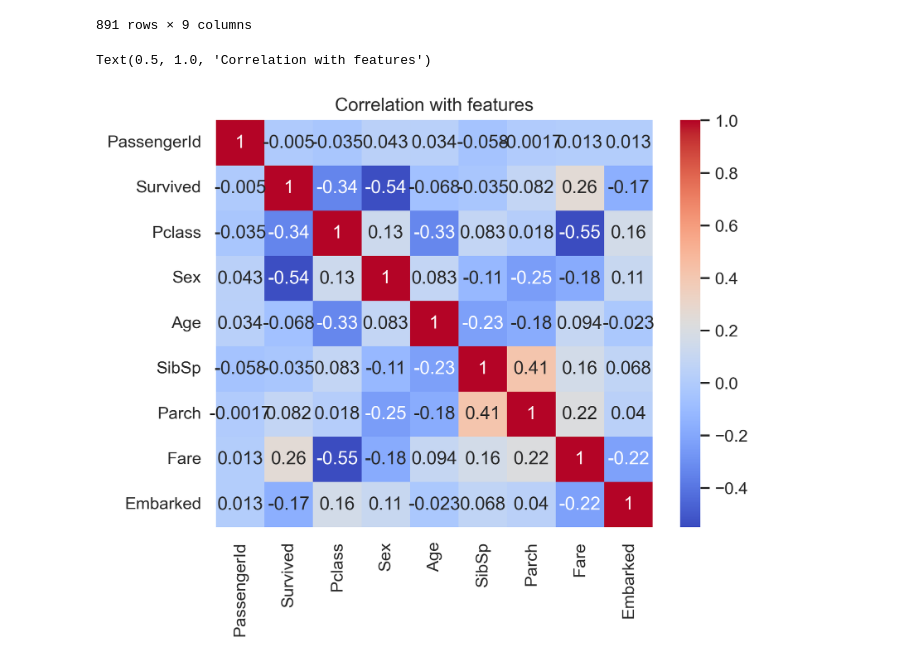
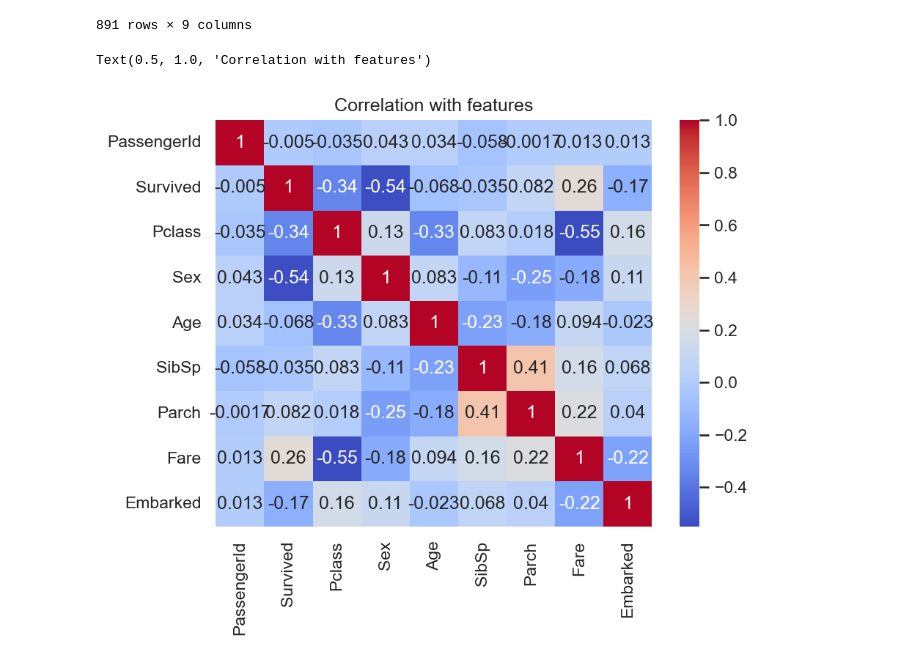
Before and after one commit to CryptoOutlook/CODSOFT, a Jupyter notebook: titanic.ipynb, the cells around one changed output. Saved outputs shown, nothing was run; the diff lists cells and outputs as text; code cells hidden in the pictures.

```diff
--- a/titanic.ipynb
+++ b/titanic.ipynb
@@ -361,11 +361,11 @@ df
 | 890 | 891 | 0 | 3 | 1 | 32.0 | 0 | 0 | 7.7500 | 1 |
 891 rows × 9 columns
 # %%
-plt.figure(dpi=300)
+plt.figure(dpi=150)
 
 sns.heatmap(data=df.corr(), annot=True, cmap='coolwarm')
 
 plt.title('Correlation with features')
 # %% [output]
 Text(0.5, 1.0, 'Correlation with features')
-[figure, old version]
+[figure, new version]
```
Also changed, not shown: parts of 13 cells of this notebook.
